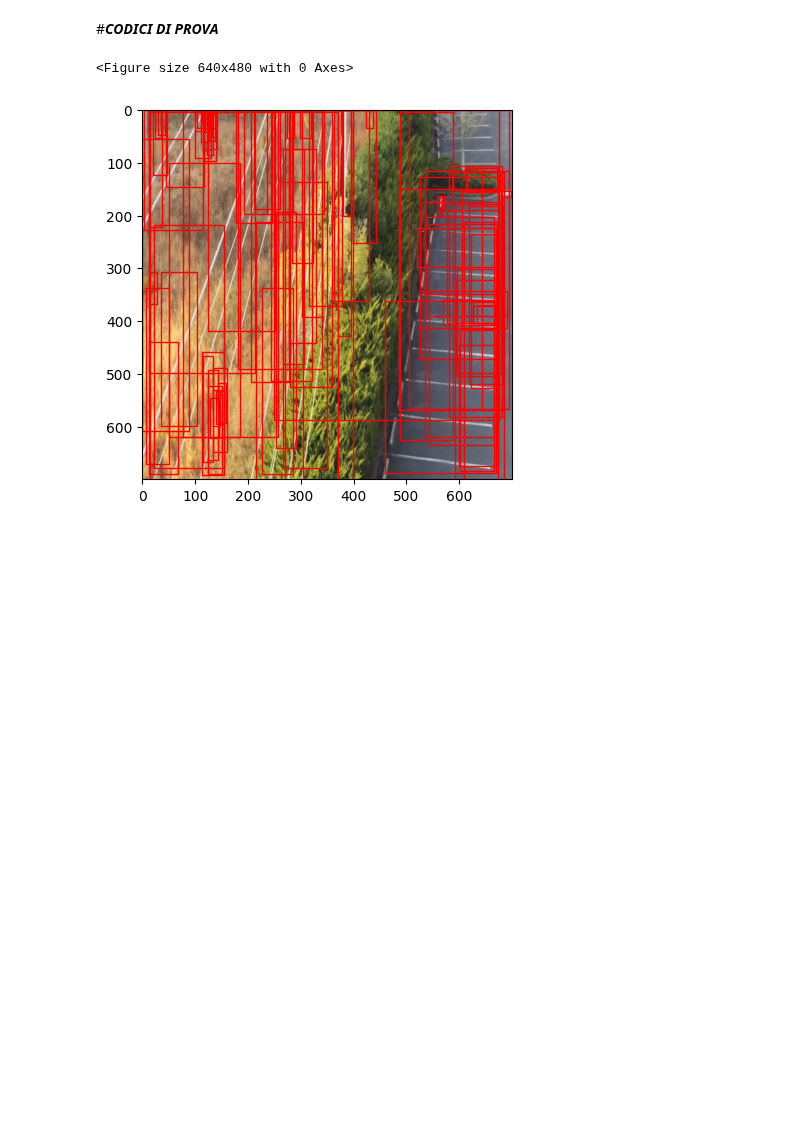
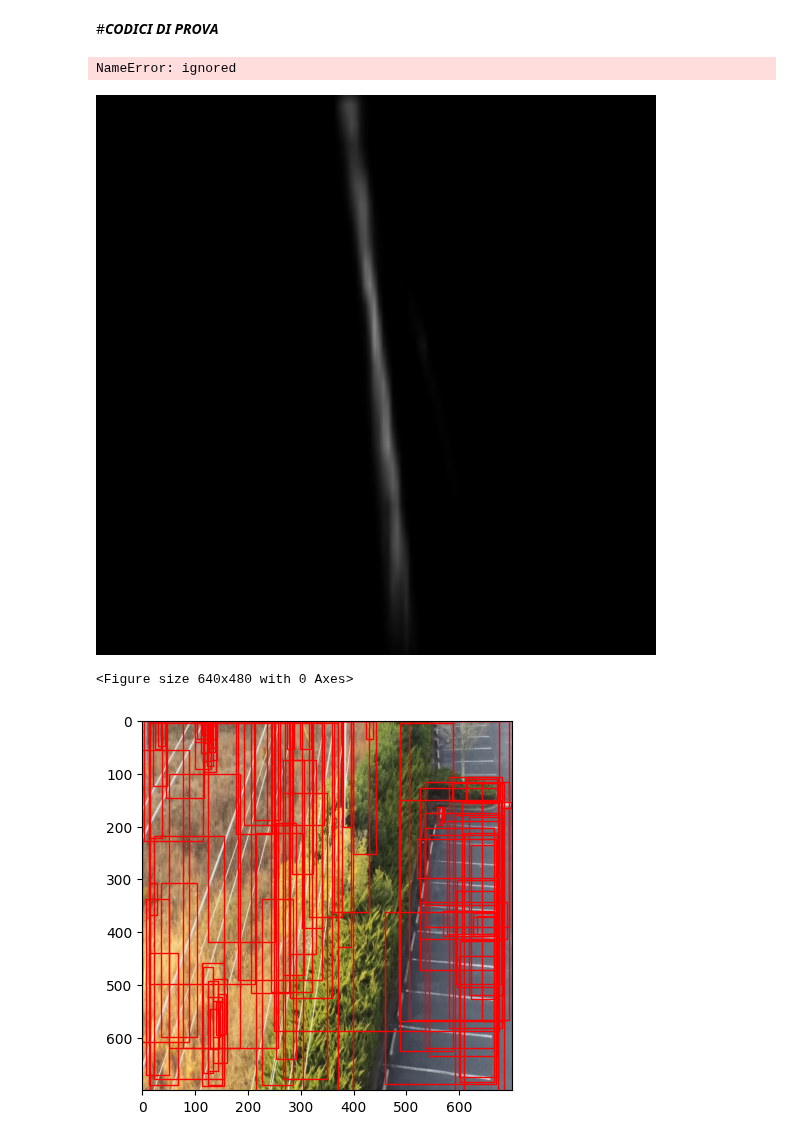
Before and after one commit to NicolaGabriele/powerline_Segmentation_project, a Jupyter notebook: project.ipynb, the cells around one changed output. Cells and saved outputs as stored; diff of their text form; code cells hidden in the pictures; blank space fills up the shorter version.

```diff
--- a/project.ipynb
+++ b/project.ipynb
@@ -231,6 +231,6 @@ def targetsToDevice(targets, device):
       'masks': target['masks'].to(device)
   } for target in targets]
 # %%
-model = torch.load('/content/drive/MyDrive/maskrcnn')
-model.to(device)
+model = torch.load('/content/drive/MyDrive/maskrcnn_5ep')
+#model.to(device)
 # %% [output]
@@ -320,7 +289,14 @@ Epoch [1/3], Step [55/57], Loss: 1.1237
 #***CODICI DI PROVA***
 # %%
 model.eval()
-prediction = model([trainset[4][0]])
+prediction = model([test[0][0].to(device)])
+# %% [output]
+NameError: ignored
+# %%
+k = prediction[0]['masks']
+torchvision.transforms.ToPILImage()(k[2])
+# %% [output]
+[figure, added]
 # %%
 import matplotlib.pyplot as plt
 import matplotlib.patches as patches
```
Also changed, not shown: parts of 3 cells of this notebook.
